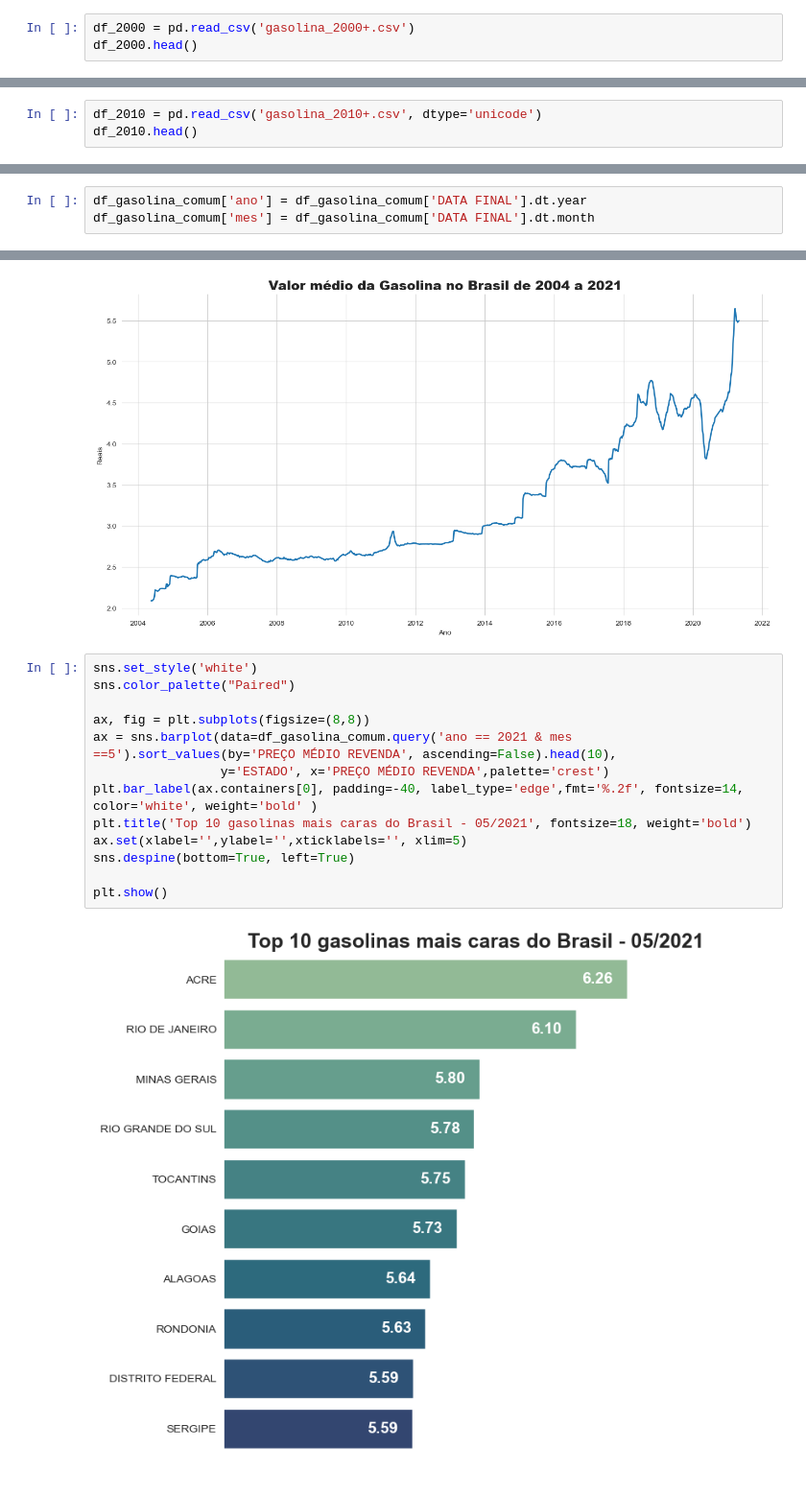
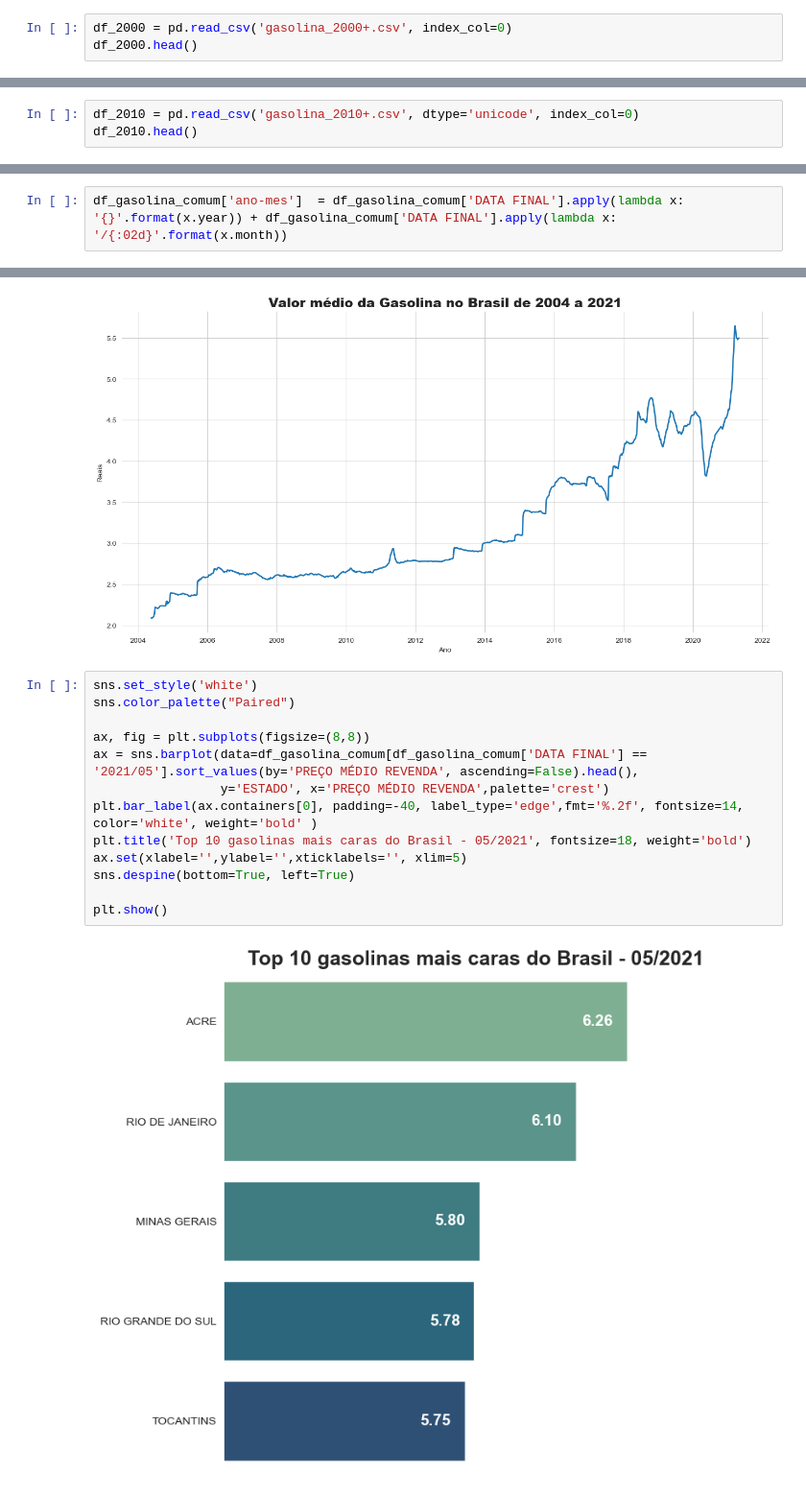
Before and after one commit to marcelobin/Analise_Gasolina_BR, a Jupyter notebook: analise_gasolina_br.ipynb, the cells around one changed output, grey strips where cells are left out. Shown: that part at 96% size. Saved outputs shown, nothing was run; the diff lists cells and outputs as text.

```diff
--- a/analise_gasolina_br.ipynb
+++ b/analise_gasolina_br.ipynb
@@ -20,6 +20,6 @@ warnings.filterwarnings('ignore')
 # %% [markdown]
 ## **Preparação dos Dados**
 # %%
-df_2000 = pd.read_csv('gasolina_2000+.csv')
+df_2000 = pd.read_csv('gasolina_2000+.csv', index_col=0)
 df_2000.head()
 # %% [output]
@@ -32,4 +32,4 @@ df_2000.head()
 # %%
-df_2010 = pd.read_csv('gasolina_2010+.csv', dtype='unicode')
+df_2010 = pd.read_csv('gasolina_2010+.csv', dtype='unicode', index_col=0)
 df_2010.head()
 # %% [output]
@@ -202,6 +202,3 @@ df.describe()
 | max | 107.500000 |
 # %%
 df_gasolina_comum = df.query('PRODUTO == "GASOLINA COMUM"')
-# %%
-df_gasolina_comum['ano'] = df_gasolina_comum['DATA FINAL'].dt.year
-df_gasolina_comum['mes'] = df_gasolina_comum['DATA FINAL'].dt.month
@@ -207,0 +235,2 @@ df_gasolina_comum['mes'] = df_gasolina_comum['DATA FINAL'].dt.month
+# %%
+df_gasolina_comum['ano-mes']  = df_gasolina_comum['DATA FINAL'].apply(lambda x: '{}'.format(x.year)) + df_gasolina_comum['DATA FINAL'].apply(lambda x: '/{:02d}'.format(x.month))
@@ -222,18 +323,18 @@ plt.show()
 # %%
 sns.set_style('white')
 sns.color_palette("Paired")
 
 ax, fig = plt.subplots(figsize=(8,8))
-ax = sns.barplot(data=df_gasolina_comum.query('ano == 2021 & mes ==5').sort_values(by='PREÇO MÉDIO REVENDA', ascending=False).head(10),
+ax = sns.barplot(data=df_gasolina_comum[df_gasolina_comum['DATA FINAL'] == '2021/05'].sort_values(by='PREÇO MÉDIO REVENDA', ascending=False).head(),
                  y='ESTADO', x='PREÇO MÉDIO REVENDA',palette='crest')
 plt.bar_label(ax.containers[0], padding=-40, label_type='edge',fmt='%.2f', fontsize=14, color='white', weight='bold' )
 plt.title('Top 10 gasolinas mais caras do Brasil - 05/2021', fontsize=18, weight='bold')
 ax.set(xlabel='',ylabel='',xticklabels='', xlim=5)
 sns.despine(bottom=True, left=True)
 
 plt.show()
 # %% [output]
-[figure, old version]
+[figure, new version]
 # %%
 sns.set_style('white')
 
```
Also changed, not shown: parts of 21 cells of this notebook.
